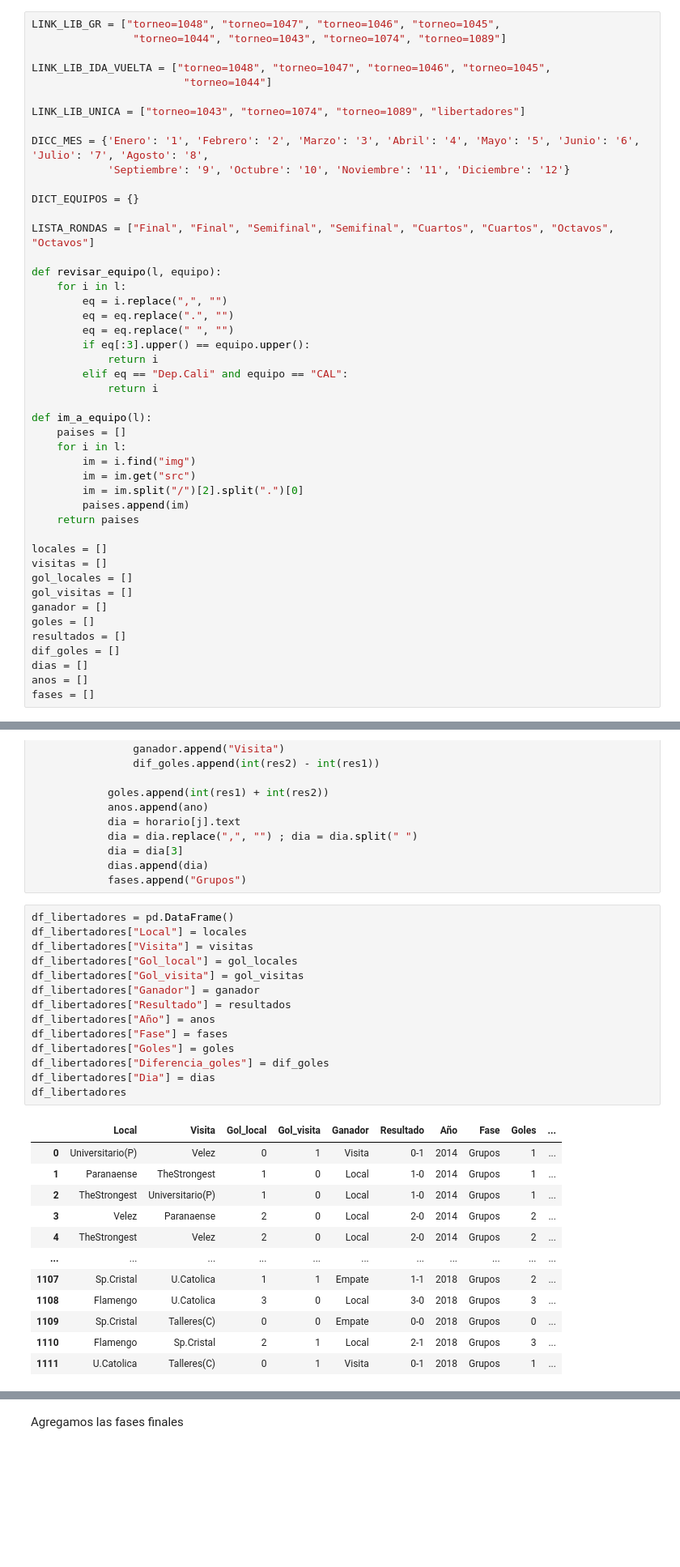
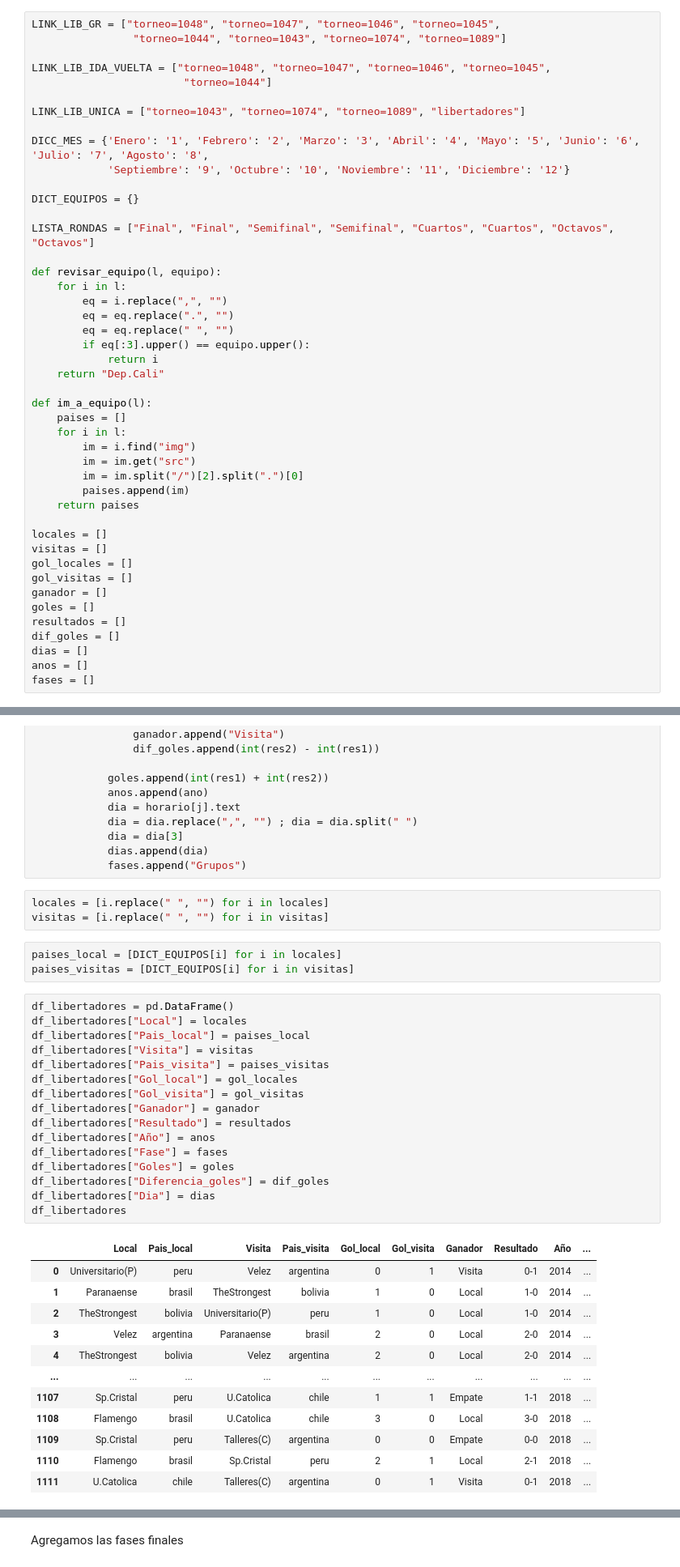
Before and after one commit to ThareauB/Proyecto-libertadores, a Jupyter notebook: proyecto_lib_ y_champ.ipynb, the cells around one changed output, grey strips where cells are left out. Shown at 81% size. Saved outputs shown, nothing was run; the diff lists cells and outputs as text; blank space fills up the shorter version.

Commit message:
arreglo df libertadores

```diff
--- a/proyecto_lib_ y_champ.ipynb
+++ b/proyecto_lib_ y_champ.ipynb
@@ -45,8 +47,7 @@ def revisar_equipo(l, equipo):
         eq = eq.replace(" ", "")
         if eq[:3].upper() == equipo.upper():
             return i
-        elif eq == "Dep.Cali" and equipo == "CAL":
-            return i
+    return "Dep.Cali"
 
 def im_a_equipo(l):
     paises = []
@@ -295,30 +296,38 @@ for data in tabla:
             dia = dia[3]
             dias.append(dia)
             fases.append("Grupos")
+# %%
+locales = [i.replace(" ", "") for i in locales]
+visitas = [i.replace(" ", "") for i in visitas]
+# %%
+paises_local = [DICT_EQUIPOS[i] for i in locales]
+paises_visitas = [DICT_EQUIPOS[i] for i in visitas]
 # %%
 df_libertadores = pd.DataFrame()
 df_libertadores["Local"] = locales
+df_libertadores["Pais_local"] = paises_local
 df_libertadores["Visita"] = visitas
+df_libertadores["Pais_visita"] = paises_visitas
 df_libertadores["Gol_local"] = gol_locales
 df_libertadores["Gol_visita"] = gol_visitas
 df_libertadores["Ganador"] = ganador
 df_libertadores["Resultado"] = resultados
 df_libertadores["Año"] = anos
 df_libertadores["Fase"] = fases
 df_libertadores["Goles"] = goles
 df_libertadores["Diferencia_goles"] = dif_goles
 df_libertadores["Dia"] = dias
 df_libertadores
 # %% [output]
-|  | Local | Visita | Gol_local | Gol_visita | Ganador | Resultado | Año | Fase | Goles | ... |
-| 0 | Universitario(P) | Velez | 0 | 1 | Visita | 0-1 | 2014 | Grupos | 1 | ... |
-| 1 | Paranaense | TheStrongest | 1 | 0 | Local | 1-0 | 2014 | Grupos | 1 | ... |
-| 2 | TheStrongest | Universitario(P) | 1 | 0 | Local | 1-0 | 2014 | Grupos | 1 | ... |
-| 3 | Velez | Paranaense | 2 | 0 | Local | 2-0 | 2014 | Grupos | 2 | ... |
-| 4 | TheStrongest | Velez | 2 | 0 | Local | 2-0 | 2014 | Grupos | 2 | ... |
+|  | Local | Pais_local | Visita | Pais_visita | Gol_local | Gol_visita | Ganador | Resultado | Año | ... |
+| 0 | Universitario(P) | peru | Velez | argentina | 0 | 1 | Visita | 0-1 | 2014 | ... |
+| 1 | Paranaense | brasil | TheStrongest | bolivia | 1 | 0 | Local | 1-0 | 2014 | ... |
+| 2 | TheStrongest | bolivia | Universitario(P) | peru | 1 | 0 | Local | 1-0 | 2014 | ... |
+| 3 | Velez | argentina | Paranaense | brasil | 2 | 0 | Local | 2-0 | 2014 | ... |
+| 4 | TheStrongest | bolivia | Velez | argentina | 2 | 0 | Local | 2-0 | 2014 | ... |
 | ... | ... | ... | ... | ... | ... | ... | ... | ... | ... | ... |
-| 1107 | Sp.Cristal | U.Catolica | 1 | 1 | Empate | 1-1 | 2018 | Grupos | 2 | ... |
-| 1108 | Flamengo | U.Catolica | 3 | 0 | Local | 3-0 | 2018 | Grupos | 3 | ... |
-| 1109 | Sp.Cristal | Talleres(C) | 0 | 0 | Empate | 0-0 | 2018 | Grupos | 0 | ... |
-| 1110 | Flamengo | Sp.Cristal | 2 | 1 | Local | 2-1 | 2018 | Grupos | 3 | ... |
-| 1111 | U.Catolica | Talleres(C) | 0 | 1 | Visita | 0-1 | 2018 | Grupos | 1 | ... |
+| 1107 | Sp.Cristal | peru | U.Catolica | chile | 1 | 1 | Empate | 1-1 | 2018 | ... |
+| 1108 | Flamengo | brasil | U.Catolica | chile | 3 | 0 | Local | 3-0 | 2018 | ... |
+| 1109 | Sp.Cristal | peru | Talleres(C) | argentina | 0 | 0 | Empate | 0-0 | 2018 | ... |
+| 1110 | Flamengo | brasil | Sp.Cristal | peru | 2 | 1 | Local | 2-1 | 2018 | ... |
+| 1111 | U.Catolica | chile | Talleres(C) | argentina | 0 | 1 | Visita | 0-1 | 2018 | ... |
```
Also changed, not shown: parts of 2 cells of this notebook, 1 other file.
